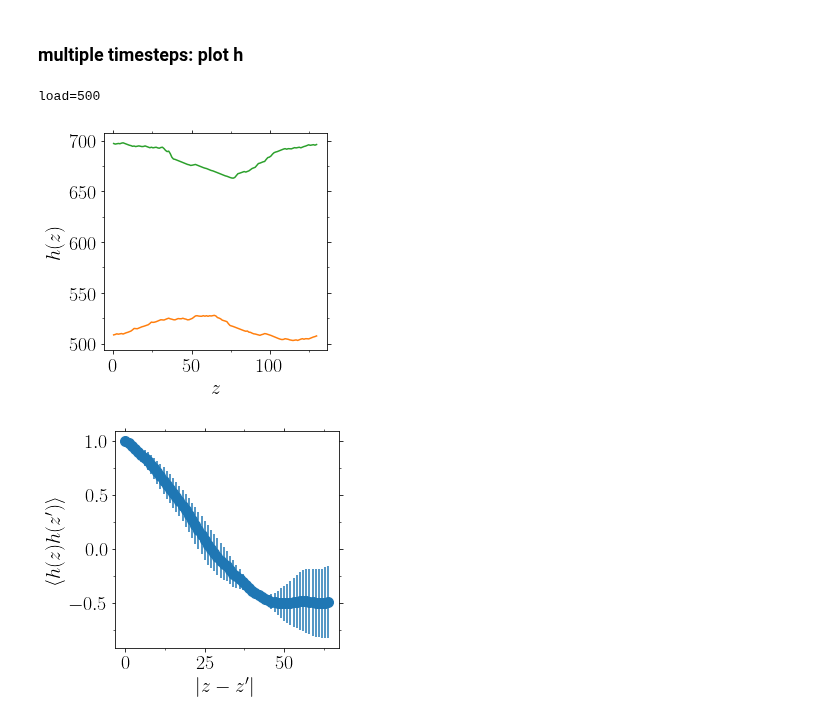
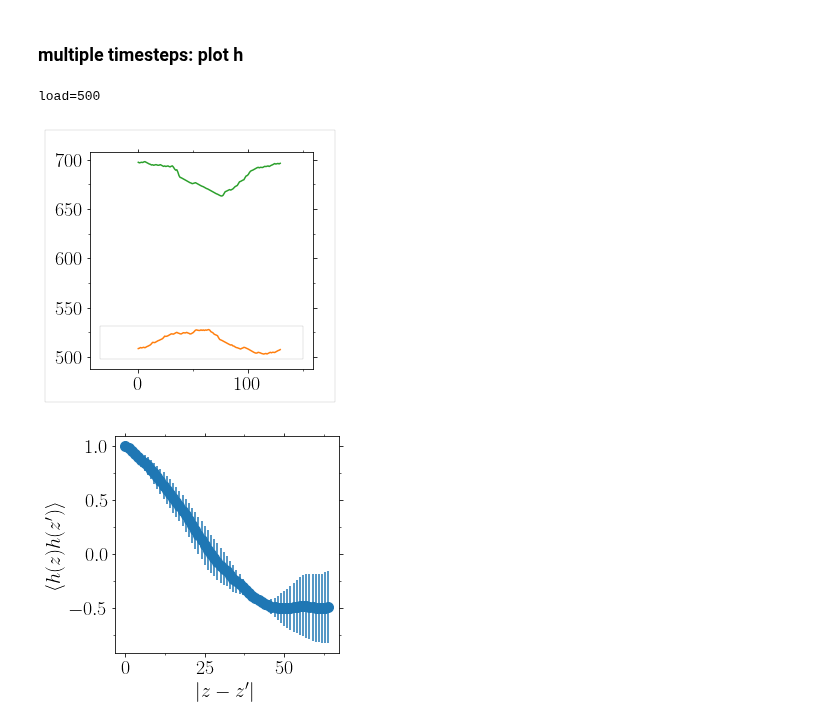
Before and after one commit to kkarimi62/HeaDef, a Jupyter notebook: postprocess/pressFluc2nd.ipynb, the cells around one changed output. Drawn from its saved outputs; the diff is of its cells as text; code cells hidden in the pictures.

```diff
--- a/postprocess/pressFluc2nd.ipynb
+++ b/postprocess/pressFluc2nd.ipynb
@@ -2574,36 +2574,39 @@ if eval(confParser['flags']['DislocAnl']) and not\
     1:600,
     2:650,
     3:700,
     4:750,}.values()][0]:
 
         print('load=%s'%load)
         pathh = ['dislocations',
                  'NiCoCrNatom100KTemp600/dislocated/load%s/Run0/dislocations'%load,
                  'NiCoCrNatom100KTemp600Rss/dislocated/load%s/Run0/dislocations'%load][0]
         try:
             sdata0 = np.loadtxt('%s/h0_profile_multiple_times.txt'%pathh) #--- velocity profile
             sdata1 = np.loadtxt('%s/h1_profile_multiple_times.txt'%pathh) #--- velocity profile
 
             #--- fetch data
             r = sdata0[:,0]
             hx0 = sdata0[:,1:]
             hx1 = sdata1[:,1:]
 
 
             ax=PltErr(None,None,Plot=False)
             list(map(lambda x:PltErr(r,x,ax=ax,
                                      attrs={'fmt':'-'},
                                      Plot=False,
-                                     xstr=r'$z$' if not eval(confParser['flags']['RemoteMachine']) else 'z',
-                                     ystr=r'$h(z)$' if not eval(confParser['flags']['RemoteMachine']) else 'vx(z)'),
+                                     #xstr=r'$z$' if not eval(confParser['flags']['RemoteMachine']) else 'z',
+                                     #ystr=r'$h(z)$' if not eval(confParser['flags']['RemoteMachine']) else 'vx(z)',
+                                    DrawFrame=[0.2,0.1,0.15,0.1,0.1],
+
+                                    ),
                      hx0.T))
             plt.show()
 
         except:
             continue
 # %% [output]
 load=500
-[figure, old version]
+[figure, new version]
 # %%
 # if DislocAnl:
 #     z = PltCrltn(xint,yint0[0],Plot=False)[0] #--- get data on the x-axis
```
Also changed, not shown: 1 other file.
